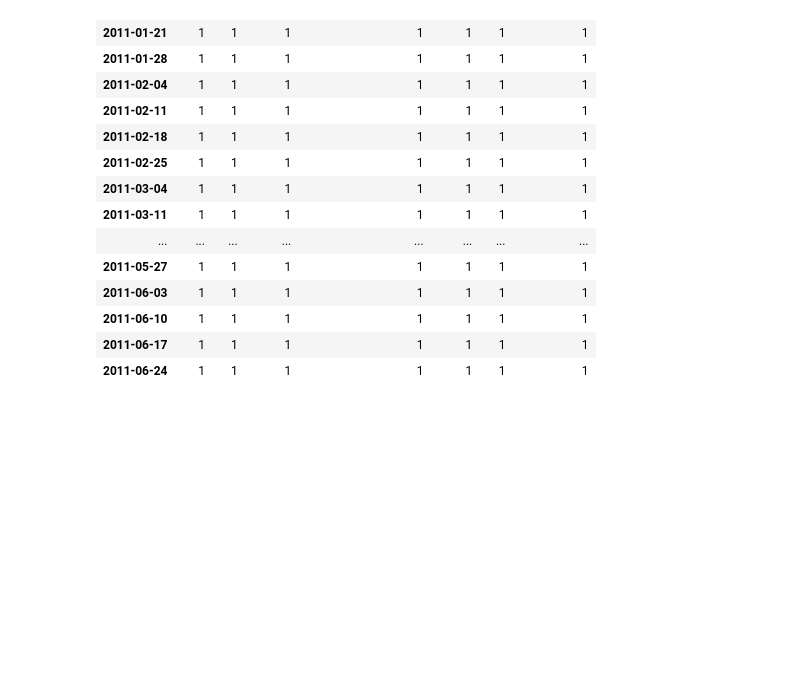
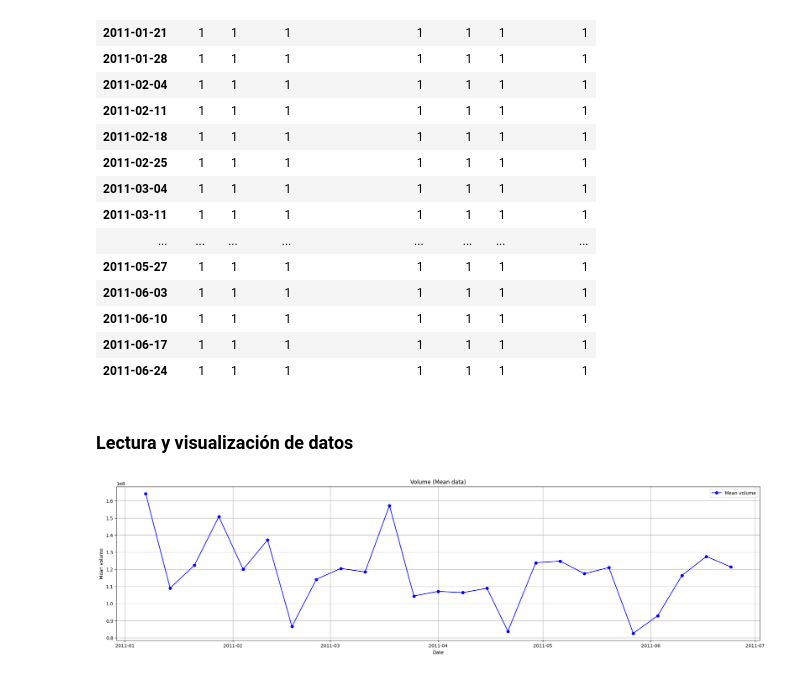
Before and after one commit to AlfonsoPineda/AdvancedAI, a Jupyter notebook: Bloque II y III/M5. Estadística Avanzada/Actividad 3 - Series de Tiempo.ipynb, the cells around one changed output. Saved outputs shown, nothing was run; the diff lists cells and outputs as text; code cells hidden in the pictures; blank space fills up the shorter version.

```diff
--- a/Bloque II y III/M5. Estadística Avanzada/Actividad 3 - Series de Tiempo.ipynb
+++ b/Bloque II y III/M5. Estadística Avanzada/Actividad 3 - Series de Tiempo.ipynb
@@ -96,3 +98,17 @@ df_mean.groupby(df_mean.index).count()
 | 2011-06-10 | 1 | 1 | 1 | 1 | 1 | 1 | 1 |
 | 2011-06-17 | 1 | 1 | 1 | 1 | 1 | 1 | 1 |
 | 2011-06-24 | 1 | 1 | 1 | 1 | 1 | 1 | 1 |
+# %% [markdown]
+### Lectura y visualización de datos
+# %%
+fig = plt.figure(figsize=(25, 6))
+
+plt.plot(df_mean.index, df_mean['volume'], 'bo-',label='Mean volume')
+plt.title('Volume (Mean data)')
+plt.xlabel('Date')
+plt.ylabel('Mean volume')
+plt.legend()
+plt.grid()
+plt.show()
+# %% [output]
+[figure, added]
```
Also changed, not shown: parts of 24 cells of this notebook, 3 other files.
